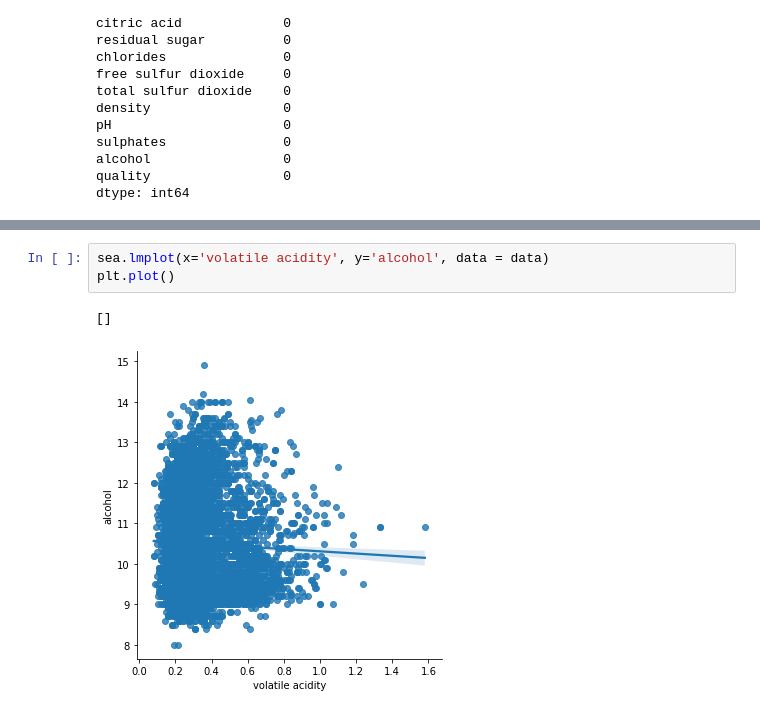
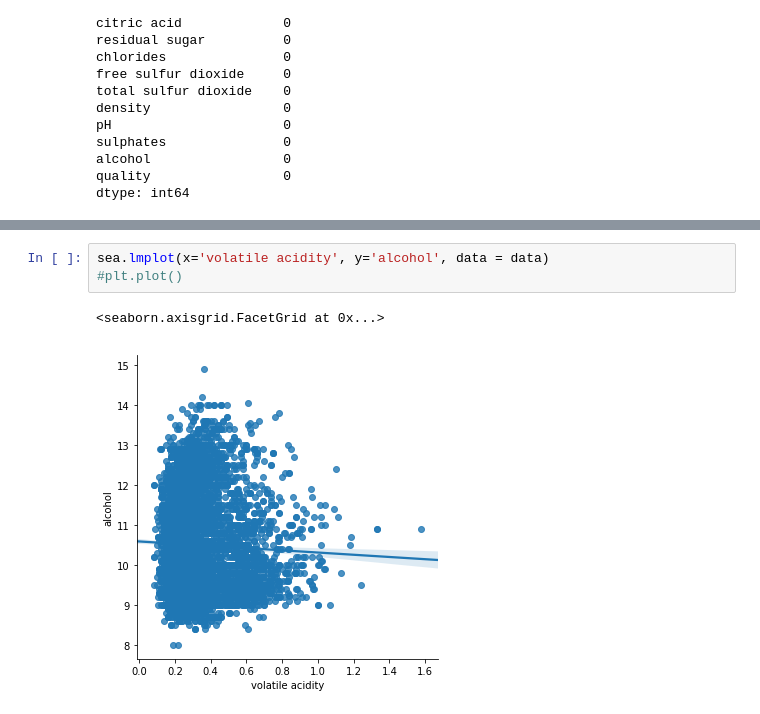
Before and after one commit to Vanditg/Wine-Quality-Analysis-, a Jupyter notebook: Wine_Quality_Analysis.ipynb, the cells around one changed output, grey strips where cells are left out. Cells and saved outputs as stored; diff of their text form.

```diff
--- a/Wine_Quality_Analysis.ipynb
+++ b/Wine_Quality_Analysis.ipynb
@@ -285,9 +335,9 @@ plt.show()
 # %%
 sea.lmplot(x='volatile acidity', y='alcohol', data = data)
-plt.plot()
+#plt.plot()
 # %% [output]
-[]
+<seaborn.axisgrid.FacetGrid at 0x...>
-[figure, old version]
+[figure, new version]
 # %%
 sea.set(style = 'ticks')
 sea.countplot(data['quality'], hue = 'type', data = data)
```
Also changed, not shown: parts of 52 cells of this notebook.
